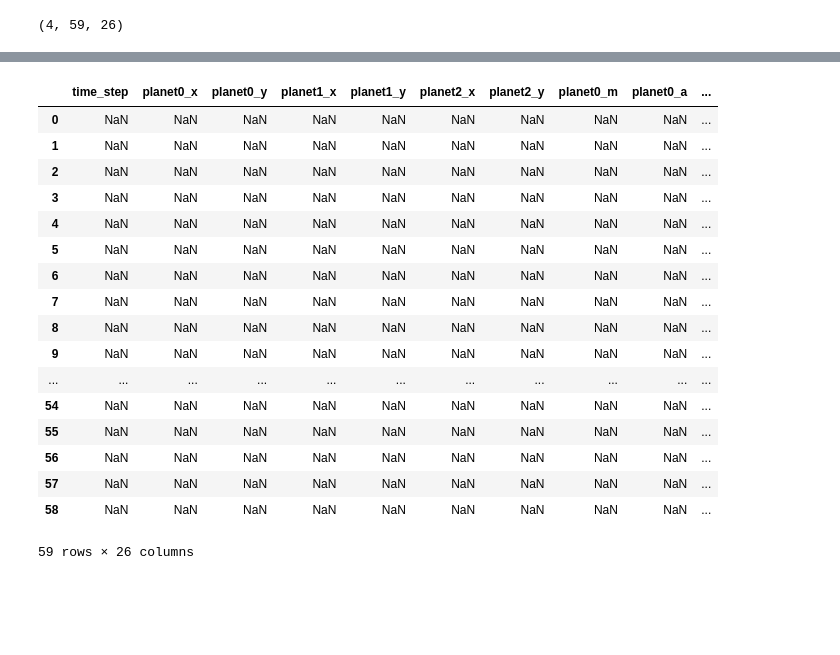
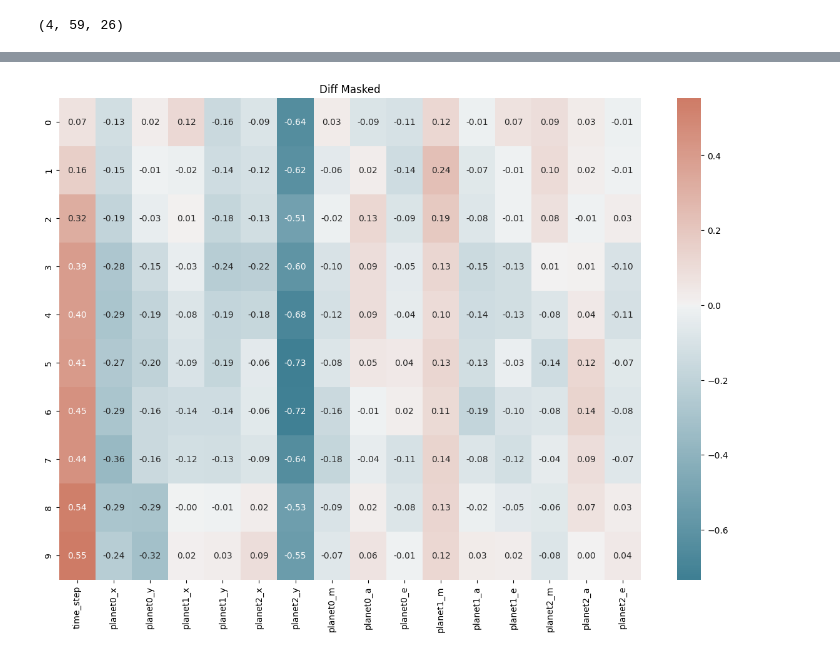
Before and after one commit to IndustryTransformer/Hephaestus, a Jupyter notebook: Plannets.ipynb, the cells around one changed output, grey strips where cells are left out. Cells and saved outputs as stored; diff of their text form; code cells hidden in the pictures; blank space fills up the shorter version.

```diff
--- a/Plannets.ipynb
+++ b/Plannets.ipynb
@@ -350,5 +369,5 @@ state = create_train_state(time_series_regressor, mts_main_key, batch, 0.0001)
 # %%
-writer_name = "SingleShift"
+writer_name = "NoPaddingMask"
 
 writer_time = dt.now().strftime("%Y-%m-%dT%H:%M:%S")
 model_name = writer_time + writer_name
@@ -388,5 +407,7 @@ for j in trange(1, desc=f"epochs for {train_summary_writer.log_dir}"):
                 "loss/test_loss", np.array(test_loss.item()), batch_count
             )
             train_summary_writer.flush()
+        if batch_count > 80:
+            break
 
 train_summary_writer.close()
@@ -589,23 +466,0 @@ df_actual_masked
-# %%
-# Subtract the actual from the predicted
-df_diff = df_pred - df_actual_masked
-df_diff
-# %% [output]
-|  | time_step | planet0_x | planet0_y | planet1_x | planet1_y | planet2_x | planet2_y | planet0_m | planet0_a | ... |
-| 0 | NaN | NaN | NaN | NaN | NaN | NaN | NaN | NaN | NaN | ... |
-| 1 | NaN | NaN | NaN | NaN | NaN | NaN | NaN | NaN | NaN | ... |
-| 2 | NaN | NaN | NaN | NaN | NaN | NaN | NaN | NaN | NaN | ... |
-| 3 | NaN | NaN | NaN | NaN | NaN | NaN | NaN | NaN | NaN | ... |
-| 4 | NaN | NaN | NaN | NaN | NaN | NaN | NaN | NaN | NaN | ... |
-| 5 | NaN | NaN | NaN | NaN | NaN | NaN | NaN | NaN | NaN | ... |
-| 6 | NaN | NaN | NaN | NaN | NaN | NaN | NaN | NaN | NaN | ... |
-| 7 | NaN | NaN | NaN | NaN | NaN | NaN | NaN | NaN | NaN | ... |
-| 8 | NaN | NaN | NaN | NaN | NaN | NaN | NaN | NaN | NaN | ... |
-| 9 | NaN | NaN | NaN | NaN | NaN | NaN | NaN | NaN | NaN | ... |
-| ... | ... | ... | ... | ... | ... | ... | ... | ... | ... | ... |
-| 54 | NaN | NaN | NaN | NaN | NaN | NaN | NaN | NaN | NaN | ... |
-| 55 | NaN | NaN | NaN | NaN | NaN | NaN | NaN | NaN | NaN | ... |
-| 56 | NaN | NaN | NaN | NaN | NaN | NaN | NaN | NaN | NaN | ... |
-| 57 | NaN | NaN | NaN | NaN | NaN | NaN | NaN | NaN | NaN | ... |
-| 58 | NaN | NaN | NaN | NaN | NaN | NaN | NaN | NaN | NaN | ... |
-59 rows × 26 columns
@@ -629,0 +467,17 @@ ckpt_dir = f"./pre_trained_models/{model_name}"
+# %%
+def show_heatmap(df, title):
+    """Shows heatmap for a dataframe
+    excludes all columns that are only nan and all rows that are only nan"""
+
+    df = df.dropna(axis=1, how="all")
+    df = df.dropna(axis=0, how="all")
+    plt.figure(figsize=(15, 10))
+    cmap = sns.diverging_palette(220, 20, as_cmap=True)
+    sns.heatmap(df, cmap=cmap, center=0, annot=True, fmt=".2f")
+    plt.title(title)
+    plt.show()
+
+
+show_heatmap(res["diff_masked"], "Diff Masked")
+# %% [output]
+[figure, added]
```
Also changed, not shown: parts of 22 cells of this notebook, 1 other file.
